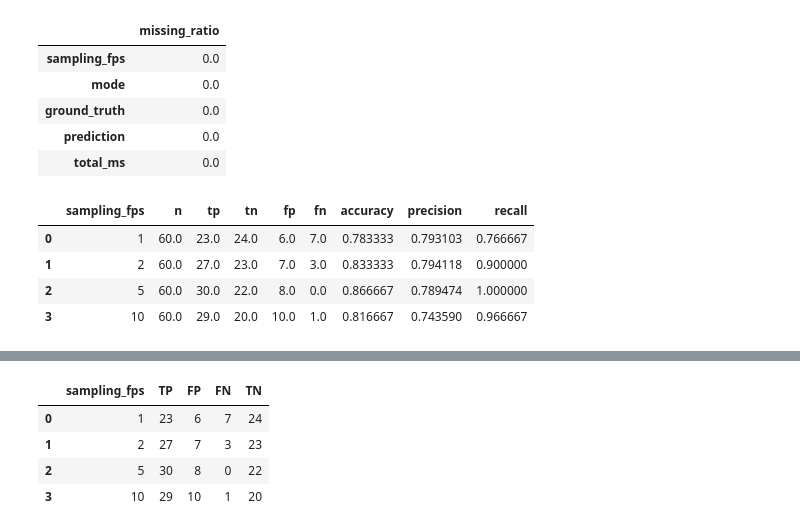
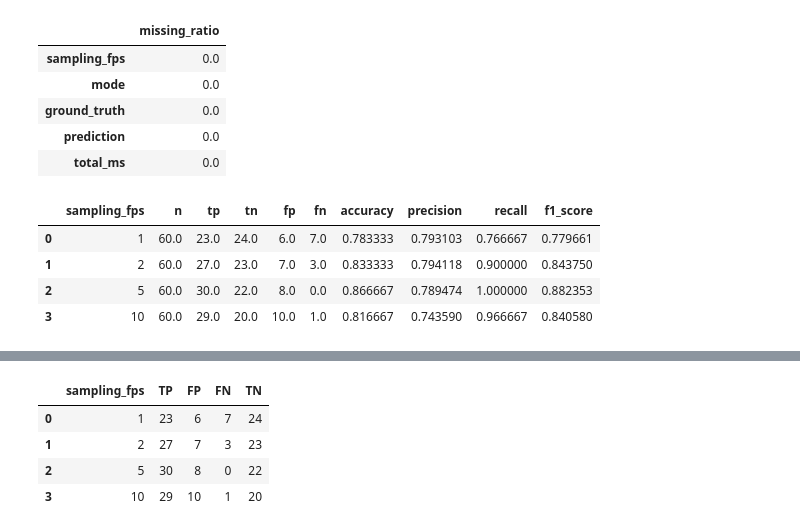
Before and after one commit to AndreaVGN/video-violence-detection, a Jupyter notebook: results.ipynb, the cells around one changed output, grey strips where cells are left out. Drawn from its saved outputs; the diff is of its cells as text; code cells hidden in the pictures.

```diff
--- a/results.ipynb
+++ b/results.ipynb
@@ -55,37 +57,42 @@ Prediction distribution: {'Violence': 140, 'NoViolence': 100}
 # %%
 POS_LABEL = "Violence"
 
 def classification_metrics(group: pd.DataFrame) -> pd.Series:
     y_true = (group["ground_truth"] == POS_LABEL).astype(int)
     y_pred = (group["prediction"]  == POS_LABEL).astype(int)
 
     tp = int(((y_true == 1) & (y_pred == 1)).sum())
     tn = int(((y_true == 0) & (y_pred == 0)).sum())
     fp = int(((y_true == 0) & (y_pred == 1)).sum())
     fn = int(((y_true == 1) & (y_pred == 0)).sum())
 
     n = len(group)
     acc  = (tp + tn) / n if n else np.nan
     prec = tp / (tp + fp) if (tp + fp) > 0 else np.nan
     rec  = tp / (tp + fn) if (tp + fn) > 0 else np.nan
+    f1   = (2 * prec * rec) / (prec + rec) if (prec + rec) > 0 else np.nan
 
     return pd.Series({
-        "n": n, "tp": tp, "tn": tn, "fp": fp, "fn": fn,
-        "accuracy": acc, "precision": prec, "recall": rec
+        "n": n,
+        "tp": tp, "tn": tn, "fp": fp, "fn": fn,
+        "accuracy": acc,
+        "precision": prec,
+        "recall": rec,
+        "f1_score": f1
     })
 
 metrics_fps = (
     df.groupby("sampling_fps")
       .apply(classification_metrics)
       .reset_index()
       .sort_values("sampling_fps")
 )
 
 display(metrics_fps)
 # %% [output]
-|  | sampling_fps | n | tp | tn | fp | fn | accuracy | precision | recall |
-| 0 | 1 | 60.0 | 23.0 | 24.0 | 6.0 | 7.0 | 0.783333 | 0.793103 | 0.766667 |
-| 1 | 2 | 60.0 | 27.0 | 23.0 | 7.0 | 3.0 | 0.833333 | 0.794118 | 0.900000 |
-| 2 | 5 | 60.0 | 30.0 | 22.0 | 8.0 | 0.0 | 0.866667 | 0.789474 | 1.000000 |
-| 3 | 10 | 60.0 | 29.0 | 20.0 | 10.0 | 1.0 | 0.816667 | 0.743590 | 0.966667 |
+|  | sampling_fps | n | tp | tn | fp | fn | accuracy | precision | recall | f1_score |
+| 0 | 1 | 60.0 | 23.0 | 24.0 | 6.0 | 7.0 | 0.783333 | 0.793103 | 0.766667 | 0.779661 |
+| 1 | 2 | 60.0 | 27.0 | 23.0 | 7.0 | 3.0 | 0.833333 | 0.794118 | 0.900000 | 0.843750 |
+| 2 | 5 | 60.0 | 30.0 | 22.0 | 8.0 | 0.0 | 0.866667 | 0.789474 | 1.000000 | 0.882353 |
+| 3 | 10 | 60.0 | 29.0 | 20.0 | 10.0 | 1.0 | 0.816667 | 0.743590 | 0.966667 | 0.840580 |
 # %%
```
Also changed, not shown: parts of 9 cells of this notebook.
